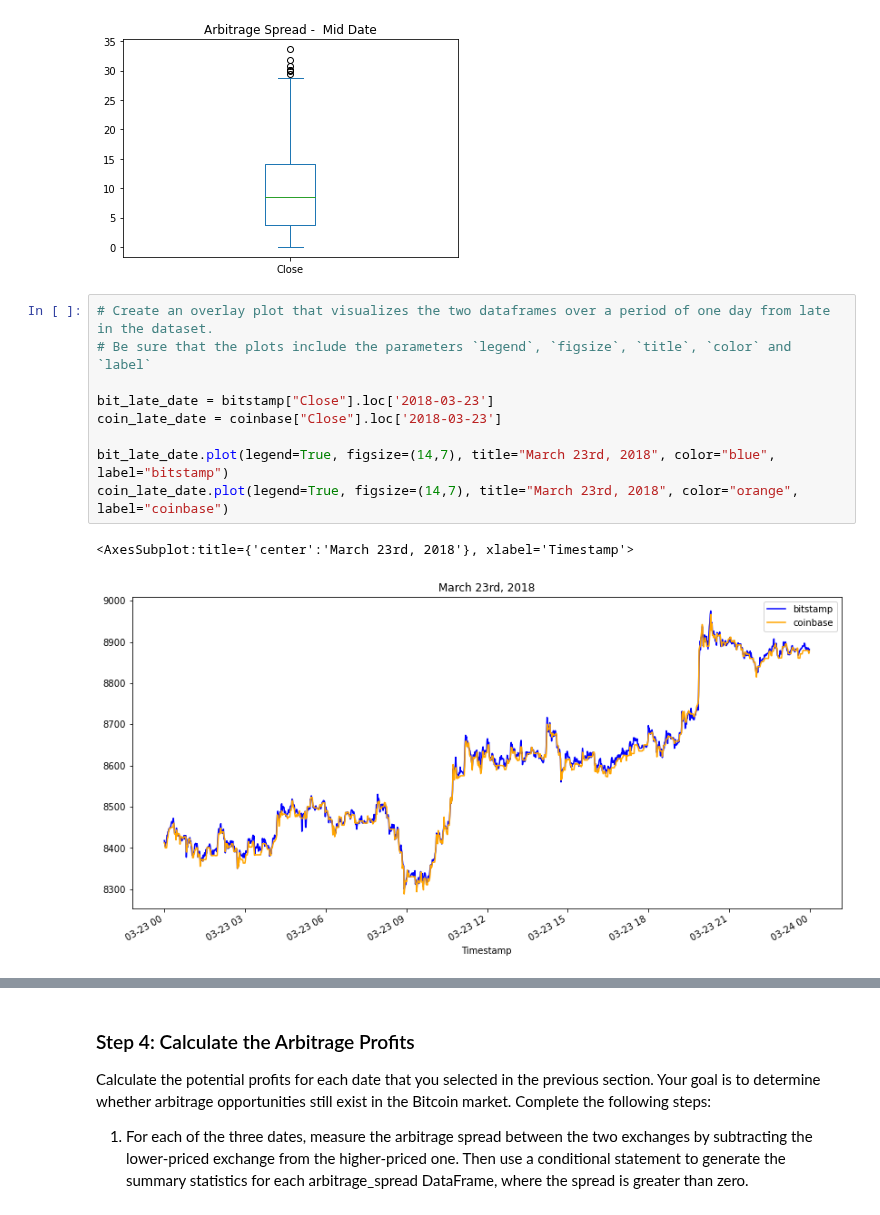
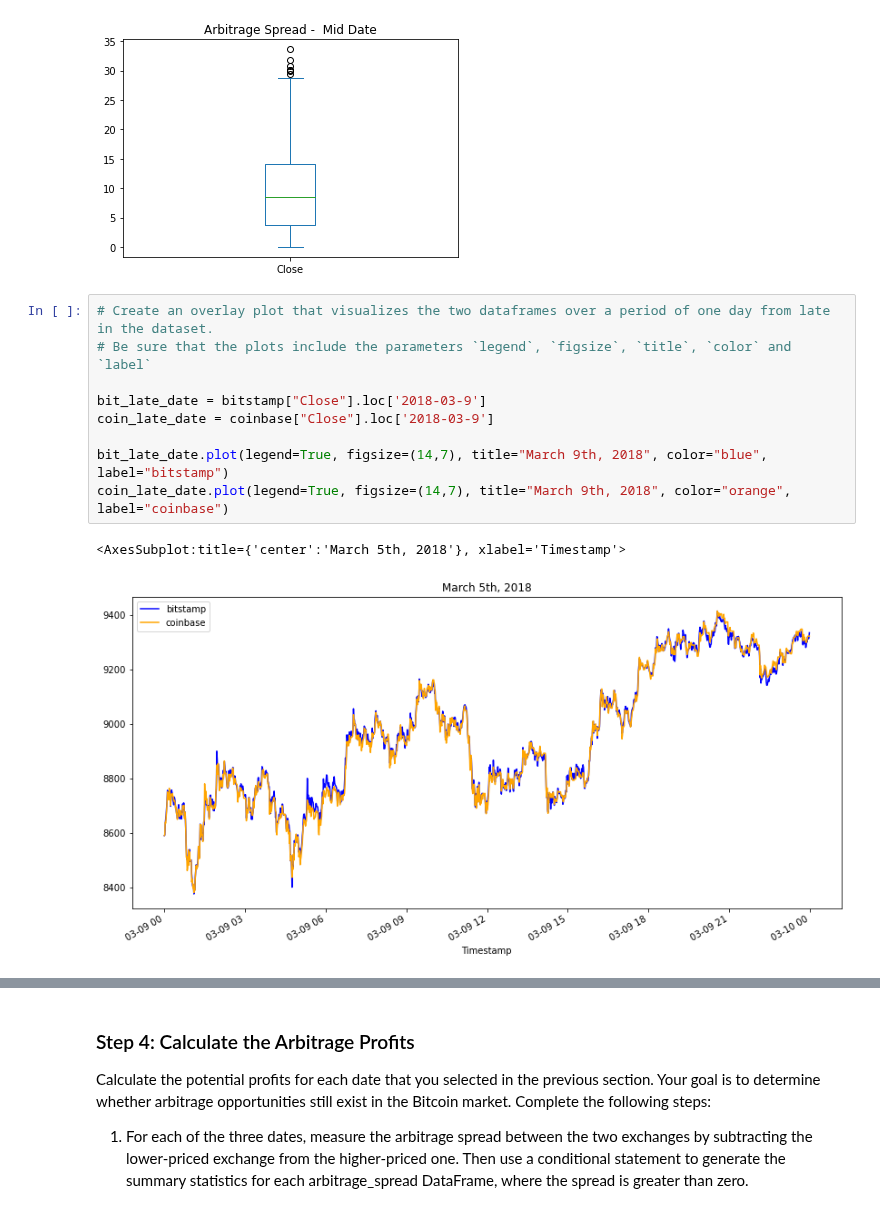
Before and after one commit to madut97/challenge3, a Jupyter notebook: crypto_arbitrage.ipynb, the cells around one changed output, grey strips where cells are left out. Drawn from its saved outputs; the diff is of its cells as text.

```diff
--- a/crypto_arbitrage.ipynb
+++ b/crypto_arbitrage.ipynb
@@ -395,15 +392,15 @@ arbitrage_spread_middle.plot.box(title='Arbitrage Spread -  Mid Date')
 # %%
 # Create an overlay plot that visualizes the two dataframes over a period of one day from late in the dataset.
 # Be sure that the plots include the parameters `legend`, `figsize`, `title`, `color` and `label`
 
-bit_late_date = bitstamp["Close"].loc['2018-03-23']
-coin_late_date = coinbase["Close"].loc['2018-03-23']
+bit_late_date = bitstamp["Close"].loc['2018-03-9']
+coin_late_date = coinbase["Close"].loc['2018-03-9']
 
-bit_late_date.plot(legend=True, figsize=(14,7), title="March 23rd, 2018", color="blue", label="bitstamp")
-coin_late_date.plot(legend=True, figsize=(14,7), title="March 23rd, 2018", color="orange", label="coinbase")
+bit_late_date.plot(legend=True, figsize=(14,7), title="March 9th, 2018", color="blue", label="bitstamp")
+coin_late_date.plot(legend=True, figsize=(14,7), title="March 9th, 2018", color="orange", label="coinbase")
 # %% [output]
-<AxesSubplot:title={'center':'March 23rd, 2018'}, xlabel='Timestamp'>
+<AxesSubplot:title={'center':'March 5th, 2018'}, xlabel='Timestamp'>
-[figure, old version]
+[figure, new version]
 # %%
 # Using the date from the late that you have selected, calculate the arbitrage spread
 # by subtracting the bitstamp lower closing prices from the coinbase higher closing prices
```
Also changed, not shown: parts of 36 cells of this notebook, 7 other files.
